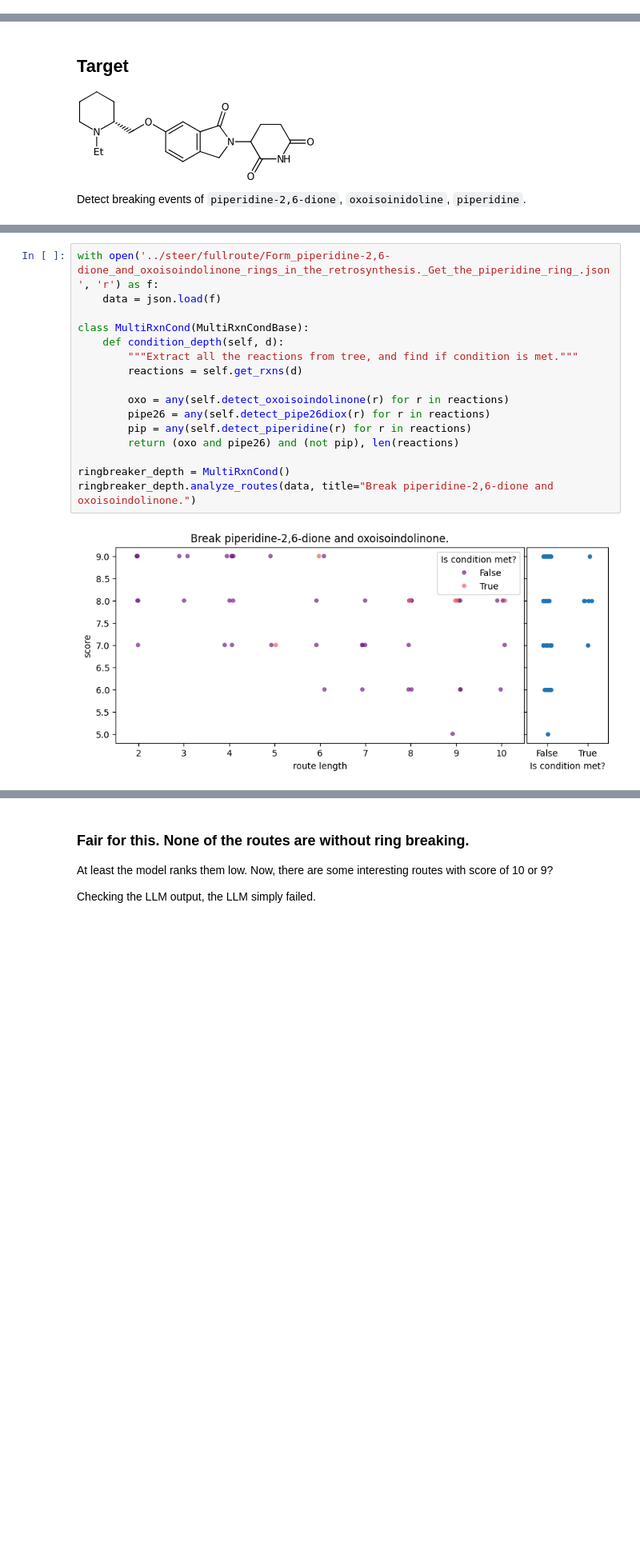
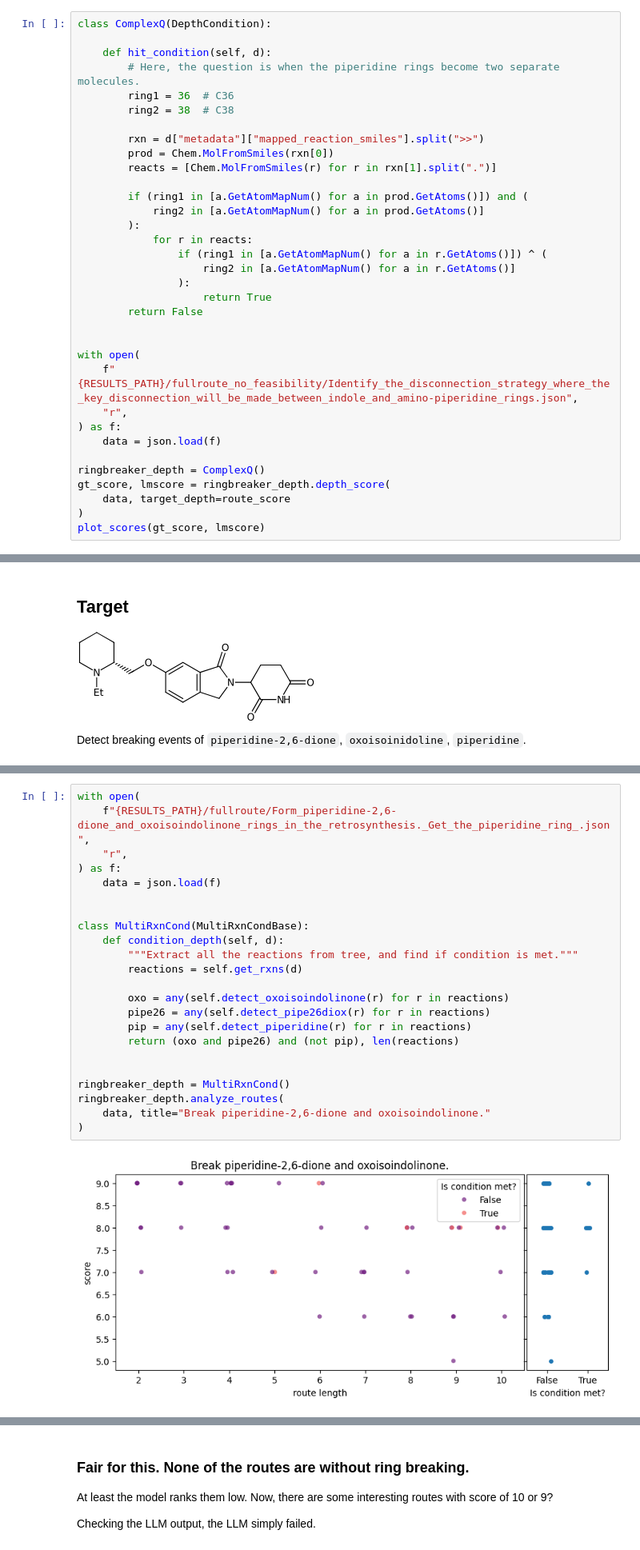
Before and after one commit to schwallergroup/steer, a Jupyter notebook: src/steer/evaluation/steer.ipynb, the cells around one changed output, grey strips where cells are left out. Shown at 80% size. Drawn from its saved outputs; the diff is of its cells as text; blank space fills up the shorter version.

```diff
--- a/src/steer/evaluation/steer.ipynb
+++ b/src/steer/evaluation/steer.ipynb
@@ -135,0 +237,34 @@ ringbreaker_depth.analyze_routes(data, title="No ring formation")
+# %%
+class ComplexQ(DepthCondition):
+
+    def hit_condition(self, d):
+        # Here, the question is when the piperidine rings become two separate molecules.
+        ring1 = 36  # C36
+        ring2 = 38  # C38
+
+        rxn = d["metadata"]["mapped_reaction_smiles"].split(">>")
+        prod = Chem.MolFromSmiles(rxn[0])
+        reacts = [Chem.MolFromSmiles(r) for r in rxn[1].split(".")]
+
+        if (ring1 in [a.GetAtomMapNum() for a in prod.GetAtoms()]) and (
+            ring2 in [a.GetAtomMapNum() for a in prod.GetAtoms()]
+        ):
+            for r in reacts:
+                if (ring1 in [a.GetAtomMapNum() for a in r.GetAtoms()]) ^ (
+                    ring2 in [a.GetAtomMapNum() for a in r.GetAtoms()]
+                ):
+                    return True
+        return False
+
+
+with open(
+    f"{RESULTS_PATH}/fullroute_no_feasibility/Identify_the_disconnection_strategy_where_the_key_disconnection_will_be_made_between_indole_and_amino-piperidine_rings.json",
+    "r",
+) as f:
+    data = json.load(f)
+
+ringbreaker_depth = ComplexQ()
+gt_score, lmscore = ringbreaker_depth.depth_score(
+    data, target_depth=route_score
+)
+plot_scores(gt_score, lmscore)
@@ -216,21 +446,28 @@ class MultiRxnCondBase:
 # %%
-with open('../steer/fullroute/Form_piperidine-2,6-dione_and_oxoisoindolinone_rings_in_the_retrosynthesis._Get_the_piperidine_ring_.json', 'r') as f:
+with open(
+    f"{RESULTS_PATH}/fullroute/Form_piperidine-2,6-dione_and_oxoisoindolinone_rings_in_the_retrosynthesis._Get_the_piperidine_ring_.json",
+    "r",
+) as f:
     data = json.load(f)
+
 
 class MultiRxnCond(MultiRxnCondBase):
     def condition_depth(self, d):
         """Extract all the reactions from tree, and find if condition is met."""
         reactions = self.get_rxns(d)
 
         oxo = any(self.detect_oxoisoindolinone(r) for r in reactions)
         pipe26 = any(self.detect_pipe26diox(r) for r in reactions)
         pip = any(self.detect_piperidine(r) for r in reactions)
         return (oxo and pipe26) and (not pip), len(reactions)
 
+
 ringbreaker_depth = MultiRxnCond()
-ringbreaker_depth.analyze_routes(data, title="Break piperidine-2,6-dione and oxoisoindolinone.")
+ringbreaker_depth.analyze_routes(
+    data, title="Break piperidine-2,6-dione and oxoisoindolinone."
+)
 # %% [output]
-[figure, old version]
+[figure, new version]
 |  | score | route length |
 | Is condition met? |  |  |
 | False | 7.627907 | 5.930233 |
```
Also changed, not shown: parts of 27 cells of this notebook, 3 other files.
